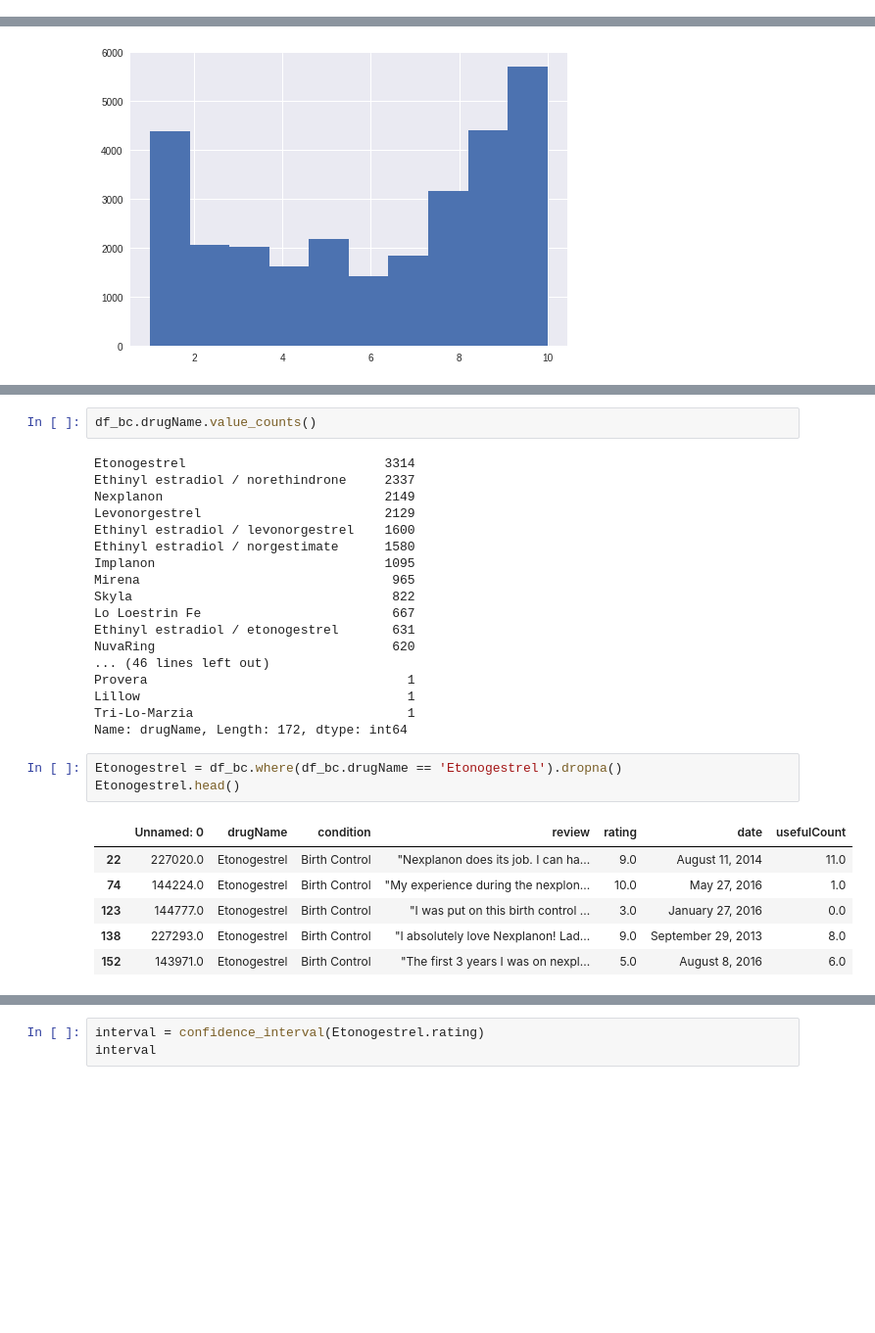
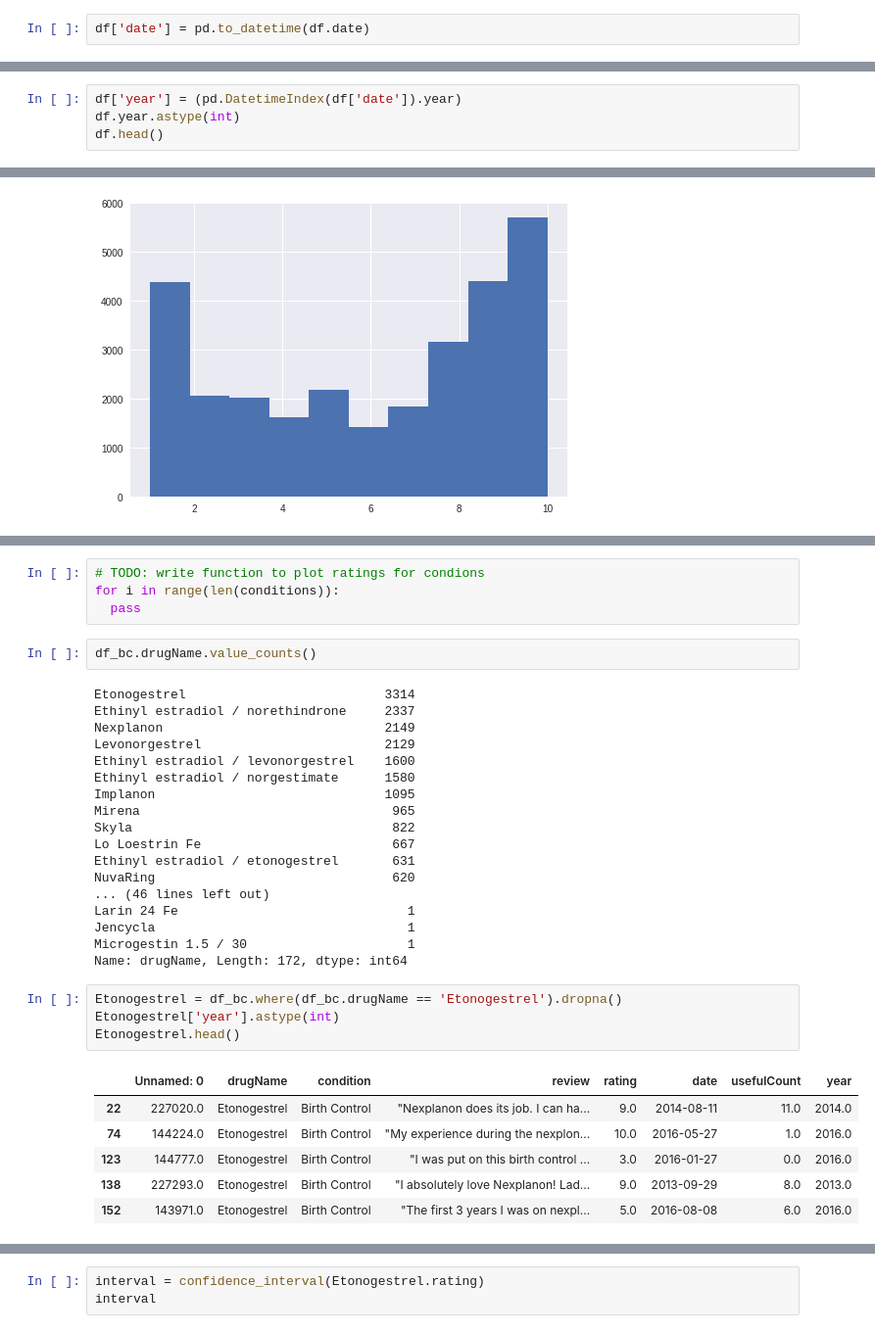
Before and after one commit to bloominstituteoftechnology/DS-Unit-1-Sprint-3-Statistical-Tests-and-Experiments, a Jupyter notebook: LS_DS_142_Sampling_Confidence_Intervals_and_Hypothesis_Testing.ipynb, the cells around one changed output, grey strips where cells are left out. Shown at 98% size. Cells and saved outputs as stored; diff of their text form; blank space fills up the shorter version.

```diff
--- a/LS_DS_142_Sampling_Confidence_Intervals_and_Hypothesis_Testing.ipynb
+++ b/LS_DS_142_Sampling_Confidence_Intervals_and_Hypothesis_Testing.ipynb
@@ -246,3 +246,5 @@ df.head()
 | 2 | 92703 | Lybrel | Birth Control | "I used to take another oral cont... | 5.0 | December 14, 2009 | 17 |
 | 3 | 138000 | Ortho Evra | Birth Control | "This is my first time using any ... | 8.0 | November 3, 2015 | 10 |
 | 4 | 35696 | Buprenorphine / naloxone | Opiate Dependence | "Suboxone has completely turned m... | 9.0 | November 27, 2016 | 37 |
+# %%
+df['date'] = pd.to_datetime(df.date)
@@ -248,0 +260,4 @@ df.head()
+# %%
+df['year'] = (pd.DatetimeIndex(df['date']).year)
+df.year.astype(int)
+df.head()
@@ -331,3 +413,7 @@ df_bc.describe()
+# %%
+# TODO: write function to plot ratings for condions
+for i in range(len(conditions)):
+  pass
 # %%
 df_bc.drugName.value_counts()
 # %% [output]
@@ -344,20 +430,21 @@ Lo Loestrin Fe                         667
 Ethinyl estradiol / etonogestrel       631
 NuvaRing                               620
 ... (46 lines left out)
-Provera                                  1
-Lillow                                   1
-Tri-Lo-Marzia                            1
+Larin 24 Fe                              1
+Jencycla                                 1
+Microgestin 1.5 / 30                     1
 Name: drugName, Length: 172, dtype: int64
 # %%
 Etonogestrel = df_bc.where(df_bc.drugName == 'Etonogestrel').dropna()
+Etonogestrel['year'].astype(int)
 Etonogestrel.head()
 # %% [output]
-|  | Unnamed: 0 | drugName | condition | review | rating | date | usefulCount |
-| 22 | 227020.0 | Etonogestrel | Birth Control | "Nexplanon does its job. I can ha... | 9.0 | August 11, 2014 | 11.0 |
-| 74 | 144224.0 | Etonogestrel | Birth Control | "My experience during the nexplon... | 10.0 | May 27, 2016 | 1.0 |
-| 123 | 144777.0 | Etonogestrel | Birth Control | "I was put on this birth control ... | 3.0 | January 27, 2016 | 0.0 |
-| 138 | 227293.0 | Etonogestrel | Birth Control | "I absolutely love Nexplanon! Lad... | 9.0 | September 29, 2013 | 8.0 |
-| 152 | 143971.0 | Etonogestrel | Birth Control | "The first 3 years I was on nexpl... | 5.0 | August 8, 2016 | 6.0 |
+|  | Unnamed: 0 | drugName | condition | review | rating | date | usefulCount | year |
+| 22 | 227020.0 | Etonogestrel | Birth Control | "Nexplanon does its job. I can ha... | 9.0 | 2014-08-11 | 11.0 | 2014.0 |
+| 74 | 144224.0 | Etonogestrel | Birth Control | "My experience during the nexplon... | 10.0 | 2016-05-27 | 1.0 | 2016.0 |
+| 123 | 144777.0 | Etonogestrel | Birth Control | "I was put on this birth control ... | 3.0 | 2016-01-27 | 0.0 | 2016.0 |
+| 138 | 227293.0 | Etonogestrel | Birth Control | "I absolutely love Nexplanon! Lad... | 9.0 | 2013-09-29 | 8.0 | 2013.0 |
+| 152 | 143971.0 | Etonogestrel | Birth Control | "The first 3 years I was on nexpl... | 5.0 | 2016-08-08 | 6.0 | 2016.0 |
 # %%
 Etonogestrel.describe()
 # %% [output]
```
Also changed, not shown: parts of 29 cells of this notebook.
